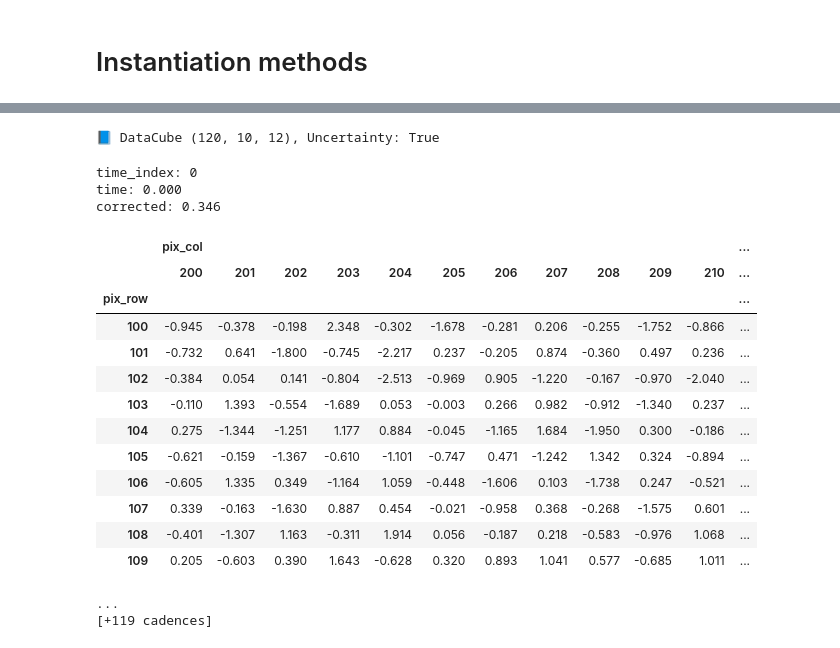
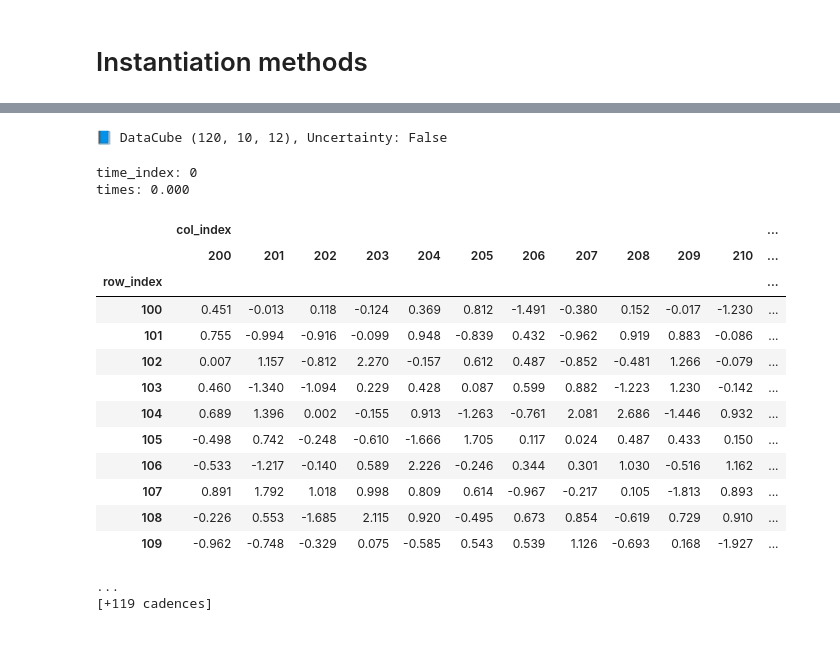
Before and after one commit to lightkurve/lkdata, a Jupyter notebook: docs/tutorials/lkdata_instantiation.ipynb, the cells around one changed output, grey strips where cells are left out. Cells and saved outputs as stored; diff of their text form; code cells hidden in the pictures.

```diff
--- a/docs/tutorials/lkdata_instantiation.ipynb
+++ b/docs/tutorials/lkdata_instantiation.ipynb
@@ -8 +11,5 @@ import lkdata as lk
+# %%
+# Optional display options
+np.set_printoptions(threshold=10)  # limiting to printing up to 10 values at a time
+pd.set_option("display.max_columns", 15)  # limiting to printing up to 15 columns
 # %%
@@ -201,4 +441,13 @@ It may be convenient to create a DataFrame at first to wrangle data and set indi
 # %%
-df = pd.DataFrame(data.reshape(120, 120), index=cube1.index, columns=cube1.columns)
+# Indices as coordinates
+row_arr = np.repeat(np.arange(100, 100 + nrow), ncol)
+row_index = pd.Index(row_arr, name="row_index")
+col_arr = np.tile(np.arange(200, 200 + ncol), nrow)
+col_index = pd.Index(col_arr, name="col_index")
+series_range = pd.RangeIndex(nrow * ncol, name="series")
+columns = pd.MultiIndex.from_arrays([series_range, row_index, col_index])
+
+df = pd.DataFrame(data.reshape(120, 120), index=times, columns=columns)
+df.index.name = "times"
 df
 # %% [output]
@@ -220,29 +469,29 @@ df
 120 rows × 120 columns
 # %%
-cube_df = lk.DataCube.from_pandas(
+cube_df = ld.DataCube.from_pandas(
     df,
     nrow=10,  # DataFrames are 2D, nrow and ncol must be specified
     ncol=12,
-    uncertainty=data_err,  # DataFrames have no standard way to store uncertainty
+    # uncertainty=data_err,  # DataFrames have no standard way to store uncertainty, if desired it must be given
+    # **kwargs  # any additional metadata to provide
 )
 cube_df
 # %% [output]
-📘 DataCube (120, 10, 12), Uncertainty: True
+📘 DataCube (120, 10, 12), Uncertainty: False
 time_index: 0
-time: 0.000
-corrected: 0.346
+times: 0.000
-|  | pix_col |  |  |  |  |  |  |  |  |  |  | ... |
+|  | col_index |  |  |  |  |  |  |  |  |  |  | ... |
 |  | 200 | 201 | 202 | 203 | 204 | 205 | 206 | 207 | 208 | 209 | 210 | ... |
-| pix_row |  |  |  |  |  |  |  |  |  |  |  | ... |
-| 100 | -0.945 | -0.378 | -0.198 | 2.348 | -0.302 | -1.678 | -0.281 | 0.206 | -0.255 | -1.752 | -0.866 | ... |
-| 101 | -0.732 | 0.641 | -1.800 | -0.745 | -2.217 | 0.237 | -0.205 | 0.874 | -0.360 | 0.497 | 0.236 | ... |
-| 102 | -0.384 | 0.054 | 0.141 | -0.804 | -2.513 | -0.969 | 0.905 | -1.220 | -0.167 | -0.970 | -2.040 | ... |
-| 103 | -0.110 | 1.393 | -0.554 | -1.689 | 0.053 | -0.003 | 0.266 | 0.982 | -0.912 | -1.340 | 0.237 | ... |
-| 104 | 0.275 | -1.344 | -1.251 | 1.177 | 0.884 | -0.045 | -1.165 | 1.684 | -1.950 | 0.300 | -0.186 | ... |
-| 105 | -0.621 | -0.159 | -1.367 | -0.610 | -1.101 | -0.747 | 0.471 | -1.242 | 1.342 | 0.324 | -0.894 | ... |
-| 106 | -0.605 | 1.335 | 0.349 | -1.164 | 1.059 | -0.448 | -1.606 | 0.103 | -1.738 | 0.247 | -0.521 | ... |
-| 107 | 0.339 | -0.163 | -1.630 | 0.887 | 0.454 | -0.021 | -0.958 | 0.368 | -0.268 | -1.575 | 0.601 | ... |
-| 108 | -0.401 | -1.307 | 1.163 | -0.311 | 1.914 | 0.056 | -0.187 | 0.218 | -0.583 | -0.976 | 1.068 | ... |
-| 109 | 0.205 | -0.603 | 0.390 | 1.643 | -0.628 | 0.320 | 0.893 | 1.041 | 0.577 | -0.685 | 1.011 | ... |
+| row_index |  |  |  |  |  |  |  |  |  |  |  | ... |
+| 100 | 0.451 | -0.013 | 0.118 | -0.124 | 0.369 | 0.812 | -1.491 | -0.380 | 0.152 | -0.017 | -1.230 | ... |
+| 101 | 0.755 | -0.994 | -0.916 | -0.099 | 0.948 | -0.839 | 0.432 | -0.962 | 0.919 | 0.883 | -0.086 | ... |
+| 102 | 0.007 | 1.157 | -0.812 | 2.270 | -0.157 | 0.612 | 0.487 | -0.852 | -0.481 | 1.266 | -0.079 | ... |
+| 103 | 0.460 | -1.340 | -1.094 | 0.229 | 0.428 | 0.087 | 0.599 | 0.882 | -1.223 | 1.230 | -0.142 | ... |
+| 104 | 0.689 | 1.396 | 0.002 | -0.155 | 0.913 | -1.263 | -0.761 | 2.081 | 2.686 | -1.446 | 0.932 | ... |
+| 105 | -0.498 | 0.742 | -0.248 | -0.610 | -1.666 | 1.705 | 0.117 | 0.024 | 0.487 | 0.433 | 0.150 | ... |
+| 106 | -0.533 | -1.217 | -0.140 | 0.589 | 2.226 | -0.246 | 0.344 | 0.301 | 1.030 | -0.516 | 1.162 | ... |
+| 107 | 0.891 | 1.792 | 1.018 | 0.998 | 0.809 | 0.614 | -0.967 | -0.217 | 0.105 | -1.813 | 0.893 | ... |
+| 108 | -0.226 | 0.553 | -1.685 | 2.115 | 0.920 | -0.495 | 0.673 | 0.854 | -0.619 | 0.729 | 0.910 | ... |
+| 109 | -0.962 | -0.748 | -0.329 | 0.075 | -0.585 | 0.543 | 0.539 | 1.126 | -0.693 | 0.168 | -1.927 | ... |
 ...
 [+119 cadences]
```
Also changed, not shown: parts of 41 cells of this notebook, 5 other files.
